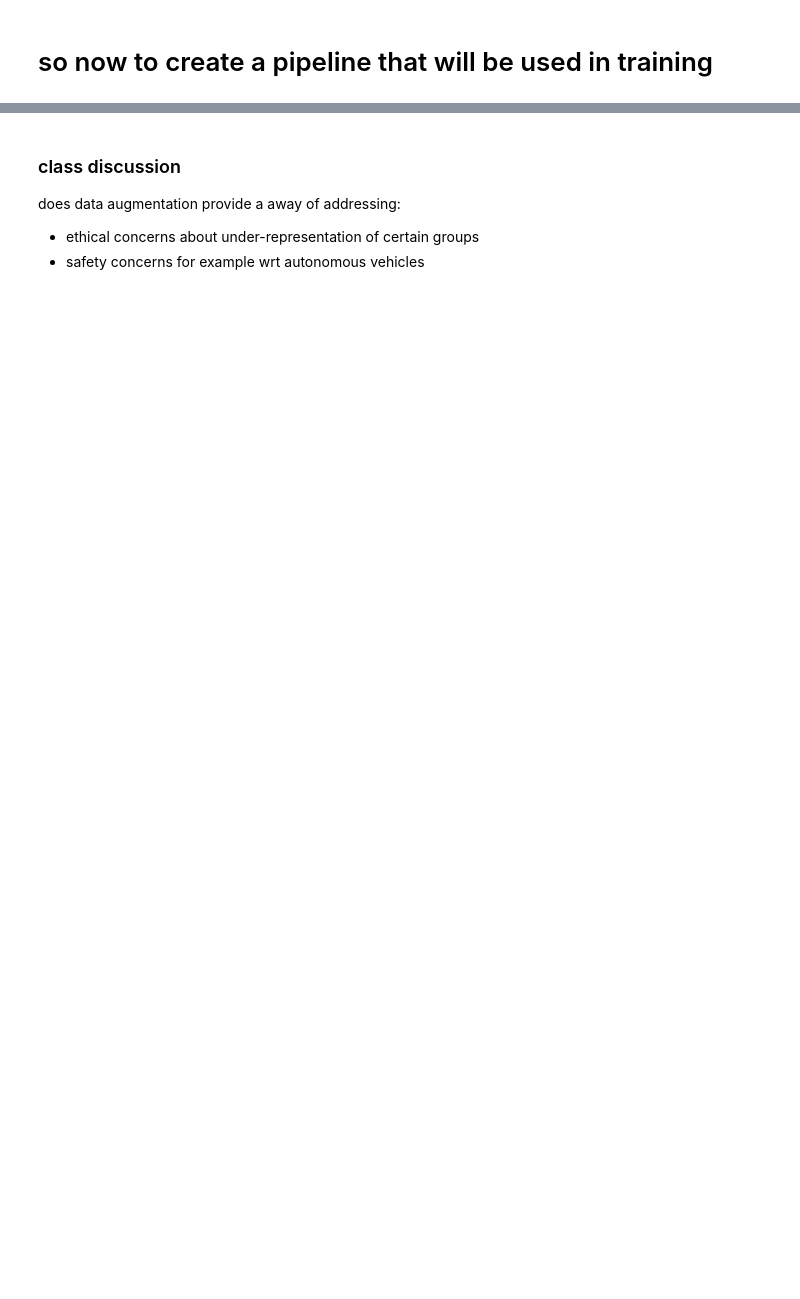
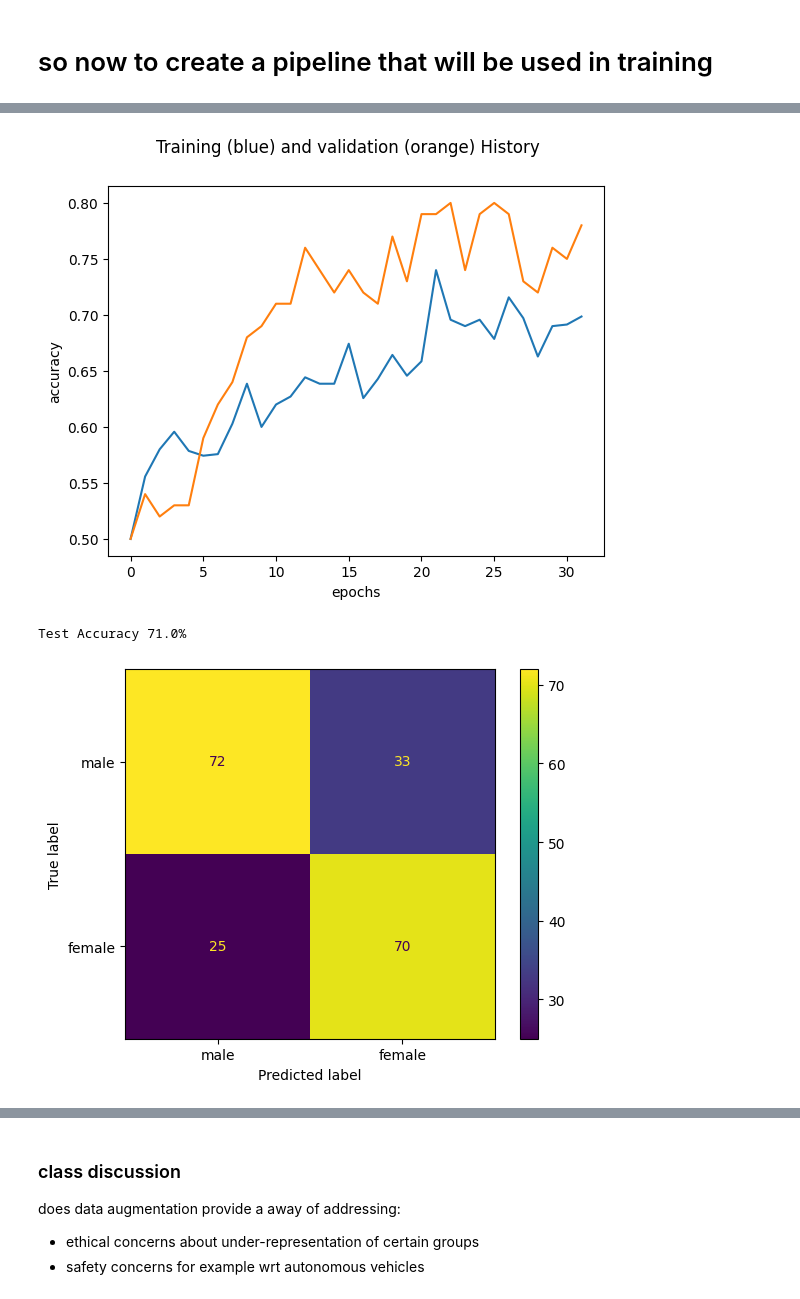
Before and after one commit to jim-smith/Advanced_AI, a Jupyter notebook: Learning_Materials/week3/W3_Practical_Activities.ipynb, the cells around one changed output, grey strips where cells are left out. Cells and saved outputs as stored; diff of their text form; code cells hidden in the pictures; blank space fills up the shorter version.

```diff
--- a/Learning_Materials/week3/W3_Practical_Activities.ipynb
+++ b/Learning_Materials/week3/W3_Practical_Activities.ipynb
@@ -207,17 +399,16 @@ def make_augmenter(flip=True,contrast=True,rotation=True,zoom=True):
 # Create a tf.data pipeline of augmented images (and their labels)
 #this time we have to take out the validation set manually
 
-def get_augmented_data_streams(X_train,y_train,batchsize):
-    #this split ends up losing 32 faces ...
-    split=15000
-    valsize=1000
-    assert  split+valsize <=len(y_train),f"can't split data we don't have {len(y_train)}"
+def get_augmented_data_streams(X_train,y_train,batchsize,data_augmentation,valsplit=0.1):
+    split=int(X_train.shape[0] * (1.0-valsplit))
+    valsize= int(X_train.shape[0]*valsplit)
+    assert  split+valsize ==len(y_train),f"can't split data we don't have {len(y_train)}"
     x_tr= X_train[:split,:]
     y_tr=y_train[:split]
     x_val= X_train[split:split+valsize,:]
     y_val=y_train[split:split+valsize]
-    assert split%batchsize==0,"training set size must be multpile of batchsize"
-    assert valsize%batchsize==0,"validation set size must be multpile of batchsize"
+    assert split%batchsize==0,f"training set size {split} must be multiple of batchsize{batchsize}"
+    assert valsize%batchsize==0,"validation set size must be multiple of batchsize"
 
     train_dataset = tf.data.Dataset.from_tensor_slices((x_tr, y_tr))
     train_dataset = train_dataset.batch(batchsize).map(lambda x, y: (data_augmentation(x), y))
@@ -257,0 +422,29 @@ test_res= run_experiment(flip=True)
+# %%
+def run_experiment (flip=False,contrast=False,rotation=False,zoom=False,translation=False,batchsize=50,valsplit=0.125,patience=10):
+
+    X_train,X_test,y_train,y_test = get_gender_face_data()
+    data_augmentation= make_augmenter(flip=flip,contrast=contrast,rotation=rotation,zoom=zoom,translation=translation)
+    train_dataset,val_dataset = get_augmented_data_streams(X_train,y_train, batchsize,data_augmentation,valsplit=valsplit)
+
+    num_train_samples= int(X_train.shape[0] * (1.0-valsplit))
+    print(f'Data made with {num_train_samples} training examples')
+
+    augmented_cnn = conv_model(num_classes=2)
+    early_stopping = EarlyStopping(monitor='val_loss',patience=patience,
+                               min_delta=0.001,
+                               mode='min',
+                               restore_best_weights=True)
+    history= augmented_cnn.fit(train_dataset,
+                               steps_per_epoch=num_train_samples/batchsize,
+                               epochs=max_epochs,
+                               batch_size=batchsize,
+                               validation_data=val_dataset,
+                               callbacks=early_stopping,
+                               verbose=True)
+
+    y_pred = augmented_cnn.predict(X_test,verbose=0)
+    return history, y_pred,y_test
+# %%
+#this runs an experiment
+#with nothing set to be true this is just a replication of the original convnet training
+history,y_pred,y_true= run_experiment(translation=True,rotation=True,flip=True,contrast=True,zoom=False,batchsize=batchsize)
@@ -258,2 +476,6 @@ test_res= run_experiment(flip=True)
 # %%
-test_res
+report(history,y_pred,y_true)
+# %% [output]
+[figure, added]
+Test Accuracy 71.0%
+[figure, added]
```
Also changed, not shown: parts of 38 cells of this notebook, 6 other files.
